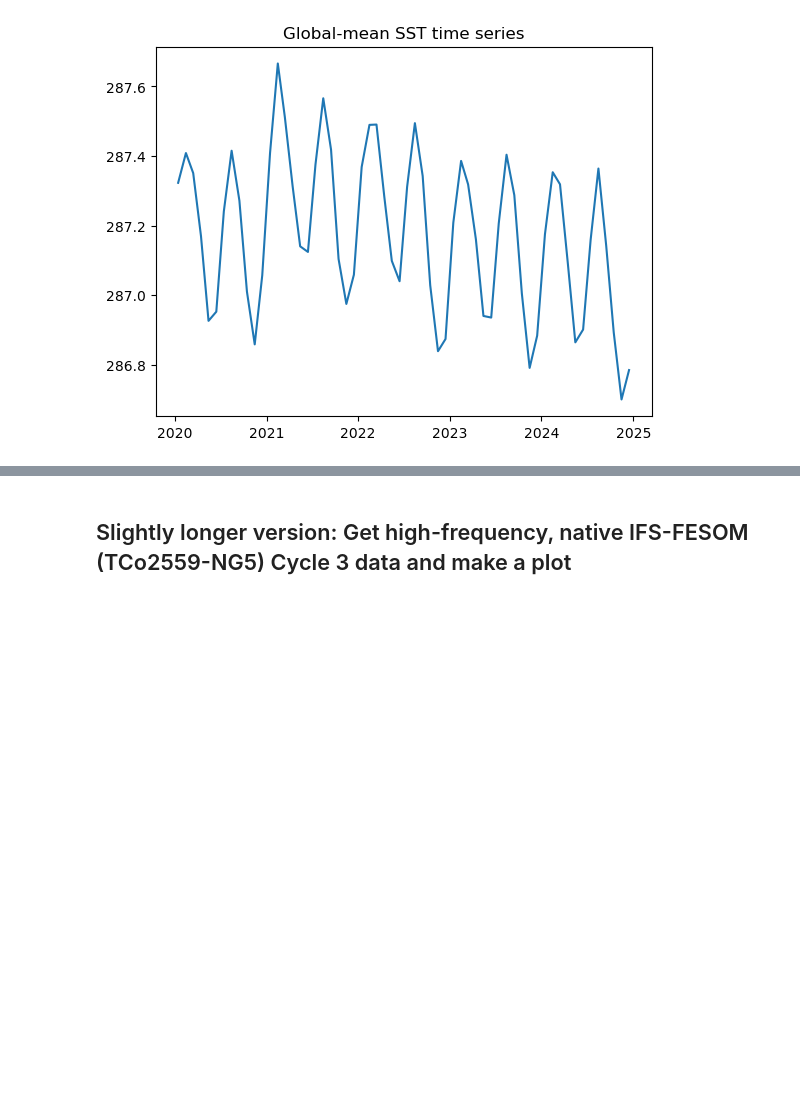
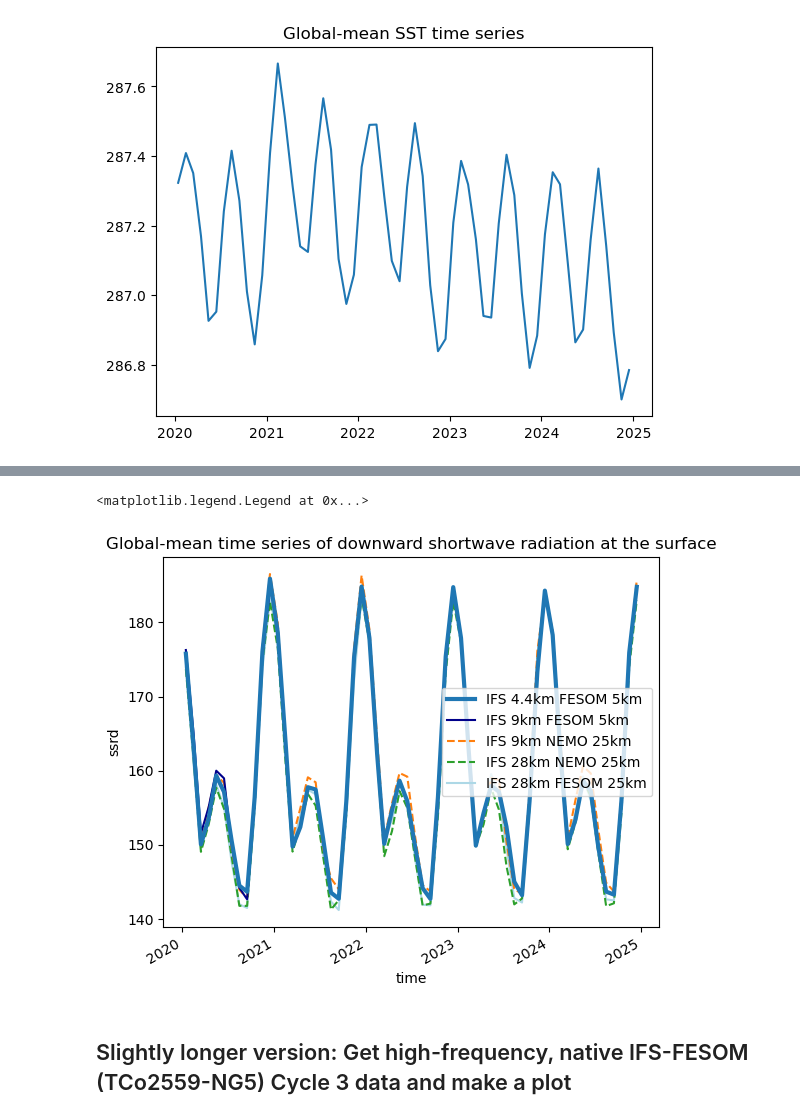
Before and after one commit to nextGEMS/nextGEMS_Cycle3, a Jupyter notebook: IFS/STARTHERE_IFS.ipynb, the cells around one changed output, grey strips where cells are left out. Cells and saved outputs as stored; diff of their text form; code cells hidden in the pictures; blank space fills up the shorter version.

```diff
--- a/IFS/STARTHERE_IFS.ipynb
+++ b/IFS/STARTHERE_IFS.ipynb
@@ -80,3 +105,20 @@ Text(0.5, 1.0, 'Global-mean SST time series')
+# %%
+ds = cat.IFS['IFS_4.4-FESOM_5-cycle3']['2D_monthly_1deg'].to_dask()
+ds2 = cat.IFS['IFS_9-FESOM_5-cycle3']['2D_monthly_1deg'].to_dask()
+ds3 = cat.IFS['IFS_9-NEMO_25-cycle3']['2D_monthly_1deg'].to_dask()
+ds4 = cat.IFS['IFS_28-NEMO_25-cycle3']['2D_monthly_1deg'].to_dask()
+ds5 = cat.IFS['IFS_28-FESOM_25-cycle3']['2D_monthly_1deg'].to_dask()
+# %%
+ds['ssrd'].mean("value").plot(label='IFS 4.4km FESOM 5km', lw=3, zorder=5) # will need area-weighting
+ds2['ssrd'].mean("value").plot(label='IFS 9km FESOM 5km', color='darkblue', zorder=4) # will need area-weighting
+ds3['ssrd'].mean("value").plot(label='IFS 9km NEMO 25km',linestyle='dashed', zorder=3) # will need area-weighting
+ds4['ssrd'].mean("value").plot(label='IFS 28km NEMO 25km',linestyle='dashed', zorder=2) # will need area-weighting
+ds5['ssrd'].mean("value").plot(label='IFS 28km FESOM 25km', color='lightblue', zorder=1) # will need area-weighting
+plt.title("Global-mean time series of downward shortwave radiation at the surface")
+plt.legend()
+# %% [output]
+<matplotlib.legend.Legend at 0x...>
+[figure, added]
 # %% [markdown]
 ## Slightly longer version: Get high-frequency, native IFS-FESOM (TCo2559-NG5) Cycle 3 data and make a plot
 # %%
```
Also changed, not shown: parts of 21 cells of this notebook.
